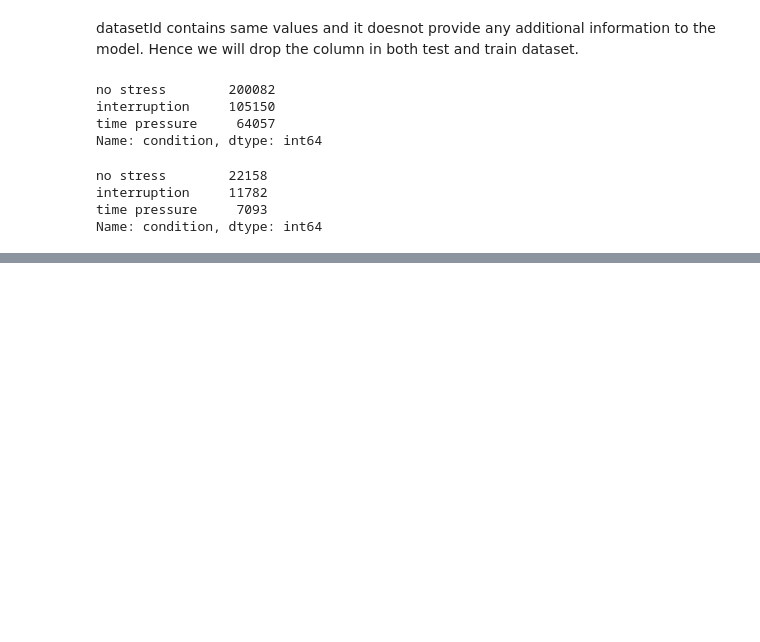
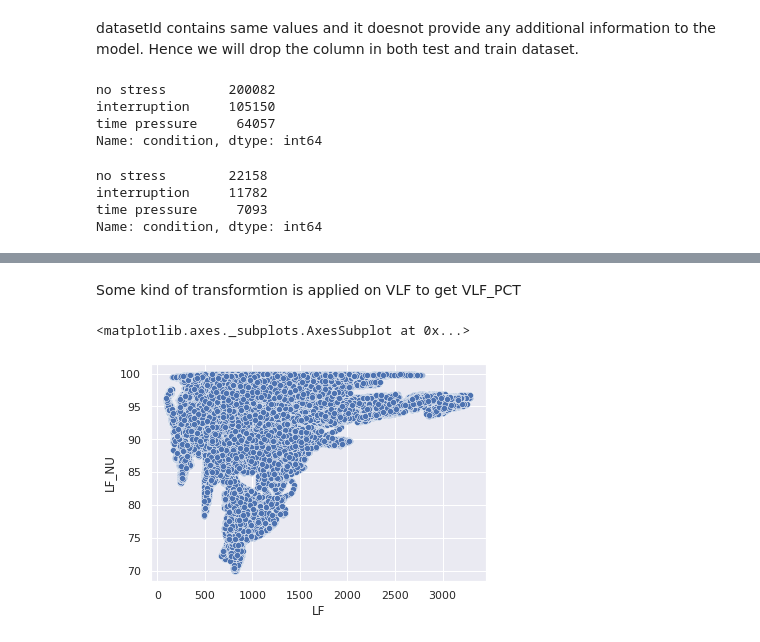
Before and after one commit to nandhukumar86/GL-hackathons-1, a Jupyter notebook: GL_hackathon_1_Nandha_POC.ipynb, the cells around one changed output, grey strips where cells are left out. Drawn from its saved outputs; the diff is of its cells as text; code cells hidden in the pictures; blank space fills up the shorter version.

```diff
--- a/GL_hackathon_1_Nandha_POC.ipynb
+++ b/GL_hackathon_1_Nandha_POC.ipynb
@@ -249,0 +253,7 @@ df_test.head(5)
+# %% [markdown]
+Some kind of transformtion is applied on VLF to get VLF_PCT
+# %%
+sns.scatterplot(x = 'LF', y = 'LF_NU', data = df_train)
+# %% [output]
+<matplotlib.axes._subplots.AxesSubplot at 0x...>
+[figure, added]
```
Also changed, not shown: parts of 53 cells of this notebook.
